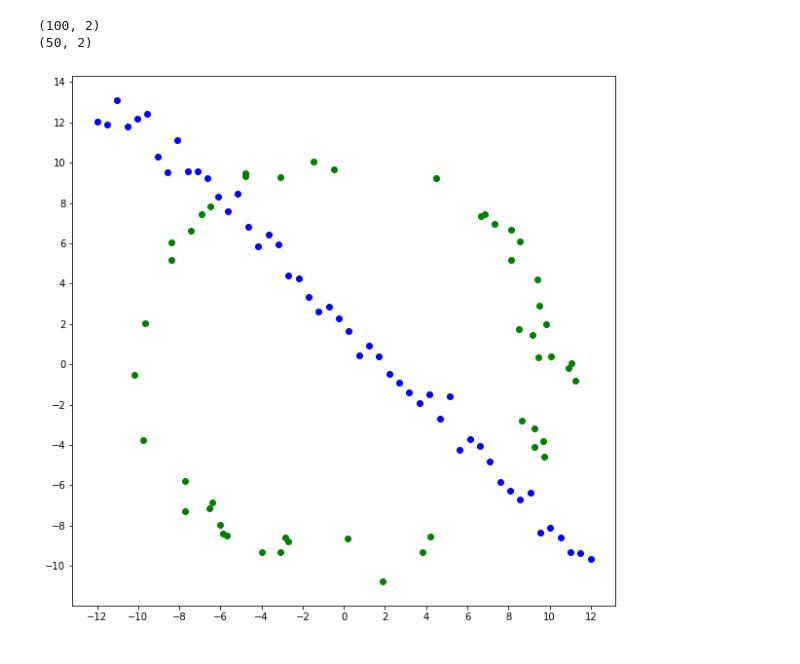
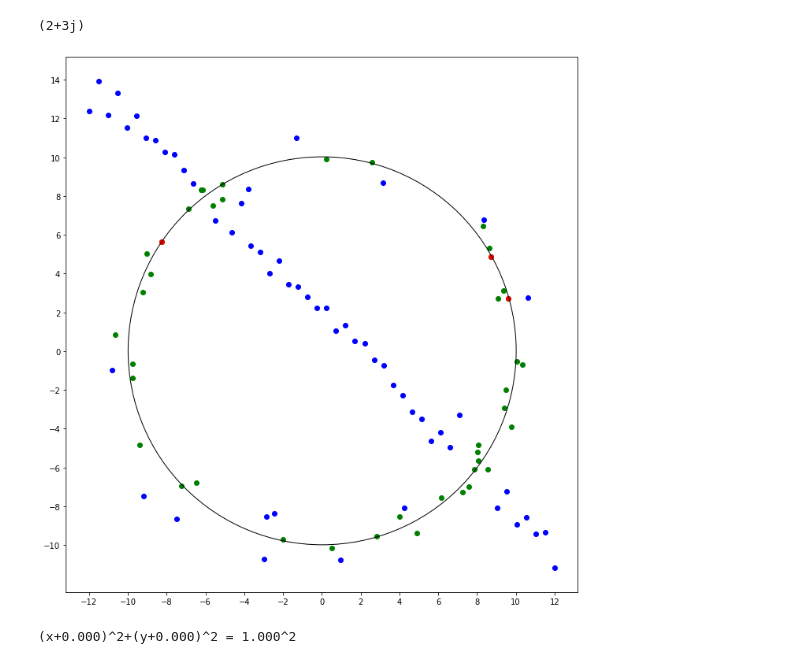
Before and after one commit to vidurawarna/EN2550_CV, a Jupyter notebook: Assignments/Assignment 2/190397E_a02.ipynb, the cells around one changed output. Drawn from its saved outputs; the diff is of its cells as text; code cells hidden in the pictures.

Commit message:
RANSAC code added assignment 2

```diff
--- a/Assignments/Assignment 2/190397E_a02.ipynb
+++ b/Assignments/Assignment 2/190397E_a02.ipynb
@@ -7,29 +8,30 @@ import sympy as sy
 
 #To display the figures in the converted PDF/HTML files
 %matplotlib inline
+# %%
+a=2
+b=3
+c=complex(a,b)
+print(c)
+# %% [output]
+(2+3j)
 # %%
 
 N = 100
 half_n = N//2
 r = 10
 s = r/16
 t = np.random.uniform(0,2*np.pi,half_n )
 n = s*np.random.randn(half_n)
 x,y = (r + n)*np.cos(t),(r+n)*np.sin(t)
 X_circ = np.hstack(( x.reshape(half_n,1),y.reshape(half_n,1)))
 m,b = -1,2
 x = np.linspace(-12, 12 , half_n )
 y = m*x + b + s*np.random.randn(half_n)
 X_line = np.hstack ( ( x.reshape ( half_n , 1 ) , y.reshape ( half_n , 1 ) ) )
 X = np.vstack ( ( X_circ , X_line ) )
 
-fig,ax = plt.subplots(figsize=(10,10))
-ax.set_xticks([i for i in range(-12,13,2)])
-ax.set_yticks([i for i in range(-10,15,2)])
-ax.scatter(X_line[:,0],X_line[:,1],color='b')
-ax.scatter(X_circ[:,0],X_circ[:,1],color='g')
-plt.show()
+
+circ_RANSAC(X,N)
 # %% [output]
-(100, 2)
-(50, 2)
-[figure, old version]
+[figure, new version]
@@ -35,0 +133,8 @@ plt.show()
+# %%
+x, y, z = 0+1j, 1+0j, 0-1j
+w = z-x
+w /= y-x
+c = (x-y)*(w-abs(w)**2)/2j/w.imag-x
+print ('(x%+.3f)^2+(y%+.3f)^2 = %.3f^2' % (c.real, c.imag, abs(c+x)))
+# %% [output]
+(x+0.000)^2+(y+0.000)^2 = 1.000^2
```
Also changed, not shown: parts of 6 cells of this notebook.
